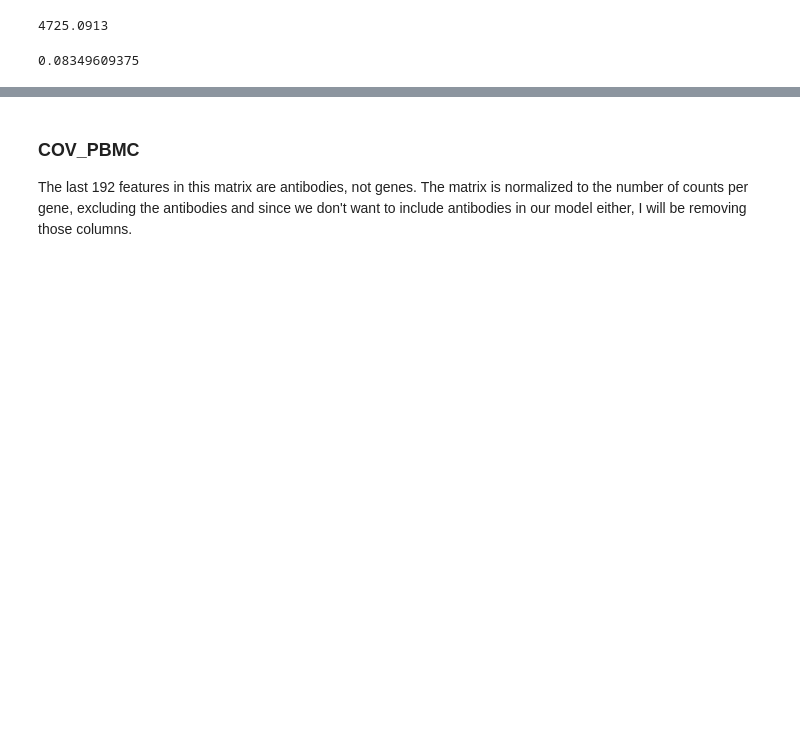
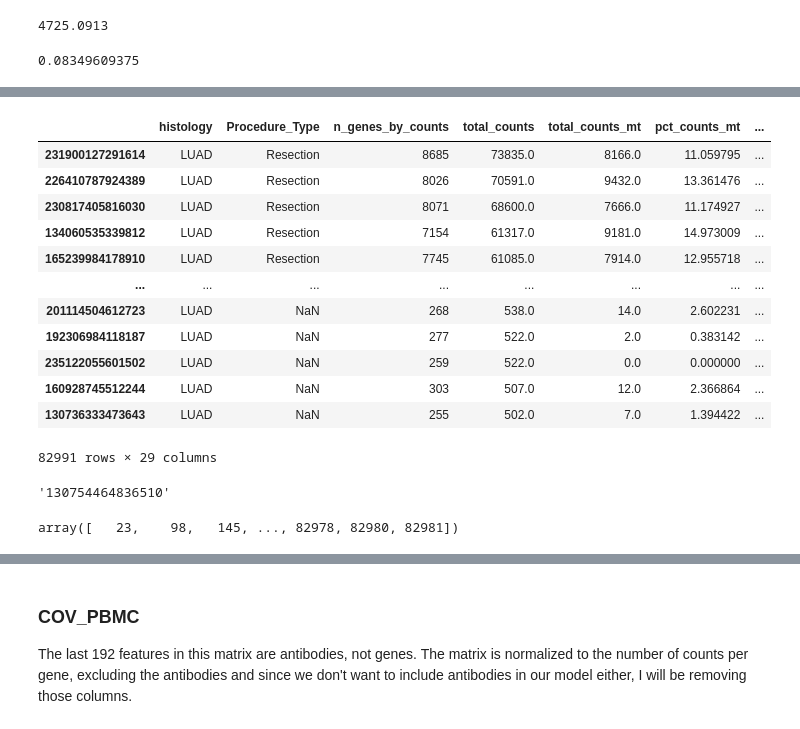
Before and after one commit to joadams1/adams_celltypist, a Jupyter notebook: celltypist/Making New Models.ipynb, the cells around one changed output, grey strips where cells are left out. Saved outputs shown, nothing was run; the diff lists cells and outputs as text; code cells hidden in the pictures; blank space fills up the shorter version.

```diff
--- a/celltypist/Making New Models.ipynb
+++ b/celltypist/Making New Models.ipynb
@@ -579,0 +644,16 @@ adata_g_myl = ad.read('glasner_ad_myeloid_celltypist_20230606.h5ad')
+# %%
+adata_g.obs
+# %% [output]
+|  | histology | Procedure_Type | n_genes_by_counts | total_counts | total_counts_mt | pct_counts_mt | ... |
+| 231900127291614 | LUAD | Resection | 8685 | 73835.0 | 8166.0 | 11.059795 | ... |
+| 226410787924389 | LUAD | Resection | 8026 | 70591.0 | 9432.0 | 13.361476 | ... |
+| 230817405816030 | LUAD | Resection | 8071 | 68600.0 | 7666.0 | 11.174927 | ... |
+| 134060535339812 | LUAD | Resection | 7154 | 61317.0 | 9181.0 | 14.973009 | ... |
+| 165239984178910 | LUAD | Resection | 7745 | 61085.0 | 7914.0 | 12.955718 | ... |
+| ... | ... | ... | ... | ... | ... | ... | ... |
+| 201114504612723 | LUAD | NaN | 268 | 538.0 | 14.0 | 2.602231 | ... |
+| 192306984118187 | LUAD | NaN | 277 | 522.0 | 2.0 | 0.383142 | ... |
+| 235122055601502 | LUAD | NaN | 259 | 522.0 | 0.0 | 0.000000 | ... |
+| 160928745512244 | LUAD | NaN | 303 | 507.0 | 12.0 | 2.366864 | ... |
+| 130736333473643 | LUAD | NaN | 255 | 502.0 | 7.0 | 1.394422 | ... |
+82991 rows × 29 columns
@@ -579,0 +681,18 @@ adata_g_myl = ad.read('glasner_ad_myeloid_celltypist_20230606.h5ad')
+# %%
+for x in adata_g.obs_names:
+    g_idx = np.where(adata_g.obs_names == x)[0][0]
+    if x in adata_g_endo.obs_names:
+        endo_idx = np.where(adata_g_endo.obs_names == x)[0][0]
+        append adata_g_endo[:,endo_idx].obs["granular_cell_type"].values[0]
+    elif x in adata_g_myl.obs_names:
+        myl_idx = np.where(adata_g_myl.obs_names == x)[0][0]
+        adata_glas[g_idx].obs["finer_cell_types"] = adata_g_myl[myl_idx].obs["cell_type"].values[0]
+    if x in adata_g_fib.obs_names:
+        fib_idx = np.where(adata_g_fib.obs_names == x)[0][0]
+        adata_glas[g_idx].obs["finer_cell_types"] = adata_g_fib[fib_idx].obs["granular_cell_type"].values[0]
+# %% [output]
+'130754464836510'
+# %%
+np.where(np.isin(adata_g.obs['cell_lineage'].values, ['Myeloid']))[0]
+# %% [output]
+array([   23,    98,   145, ..., 82978, 82980, 82981])
```
Also changed, not shown: parts of 36 cells of this notebook, 1 other file.
